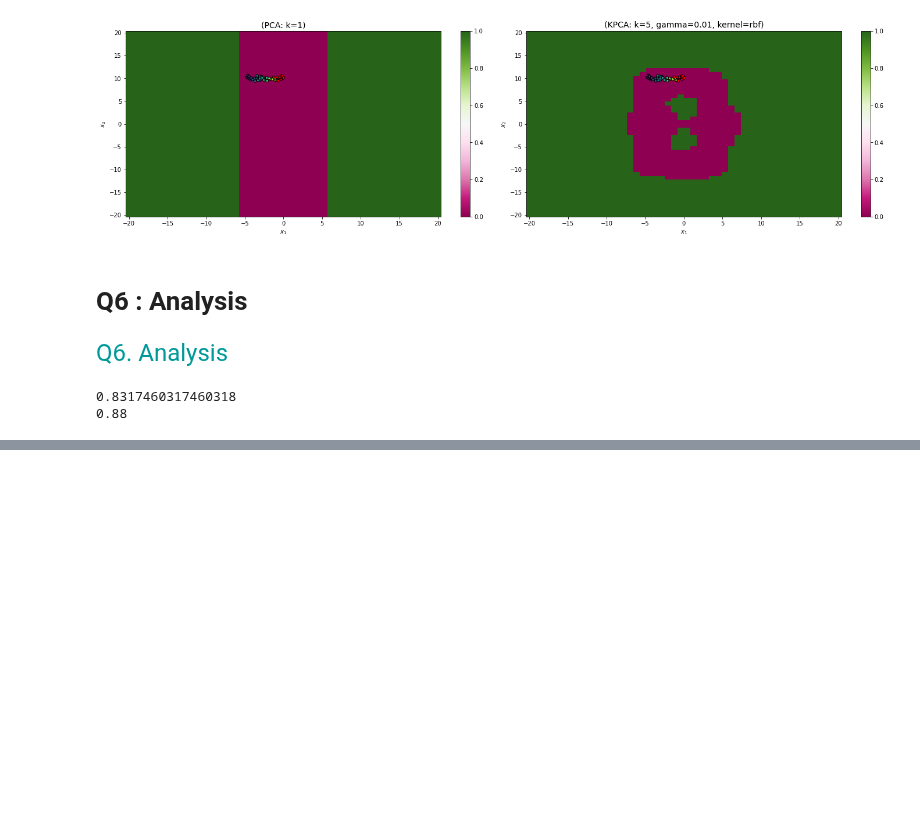
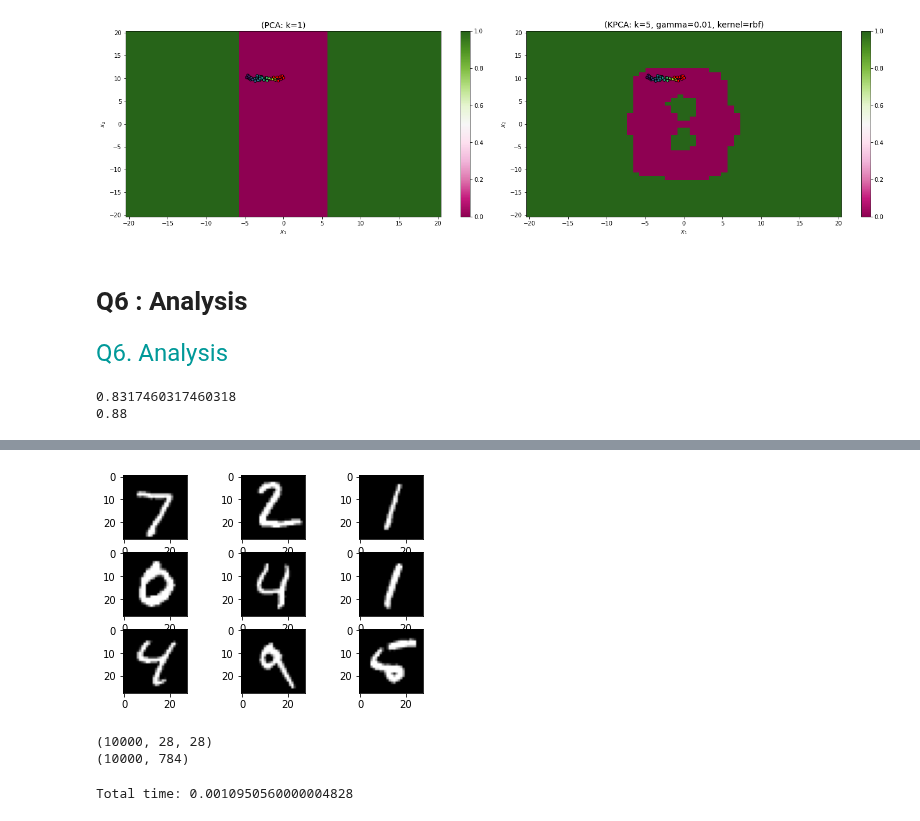
Before and after one commit to SimonLegendrre/LINMA2472_AlgoInDataScienceProjet1, a Jupyter notebook: P2/AdriHW2.ipynb, the cells around one changed output, grey strips where cells are left out. Cells and saved outputs as stored; diff of their text form; code cells hidden in the pictures; blank space fills up the shorter version.

```diff
--- a/P2/AdriHW2.ipynb
+++ b/P2/AdriHW2.ipynb
@@ -678,0 +720,34 @@ print(final_kpca_model.score(X_test,y_test))
+# %%
+# load dataset and rescale the data to [0,15]
+''' load dataset: (we use the larger subset for testing and the smaller
+for training to demonstrate the efficiency of evaluation of new instances)'''
+(testX,testy),(trainX,trainy) = mnist.load_data()
+
+#Rescaling
+trainX = np.floor(trainX/16)
+testX = np.floor(testX/16)
+
+#Plot some images, for fun
+for i in range(9):
+    pyplot.subplot(330+1+i)
+    pyplot.imshow(trainX[i], cmap=pyplot.get_cmap('gray'))
+pyplot.show()
+
+print(trainX.shape)
+#Put the data in vector form
+trainX=trainX.reshape((10000,-1))
+testX=testX.reshape((60000,-1))
+print(trainX.shape)
+# %% [output]
+[figure, added]
+(10000, 28, 28)
+(10000, 784)
+# %%
+#Example of timing a piece of code
+tik=time.perf_counter() # Start addedd
+for i in range (10000):
+     i=i+1
+tok=time.perf_counter() # Finish added
+print('Total time: %s' % (tok-tik))
+# %% [output]
+Total time: 0.0010950560000004828
```
Also changed, not shown: parts of 17 cells of this notebook, 1 other file.
